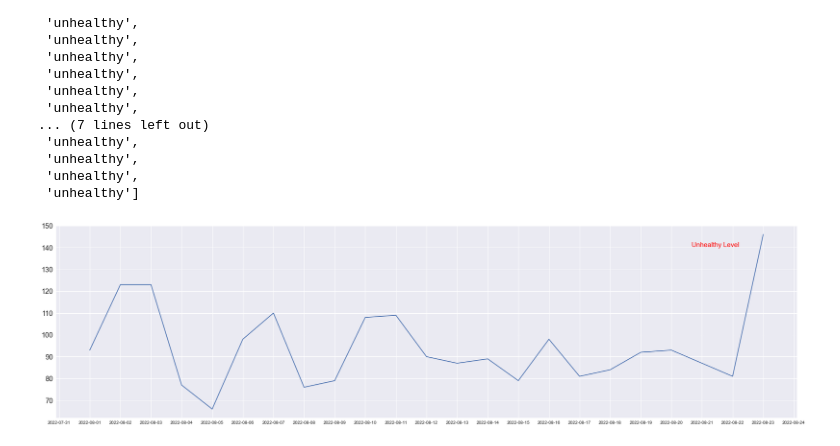
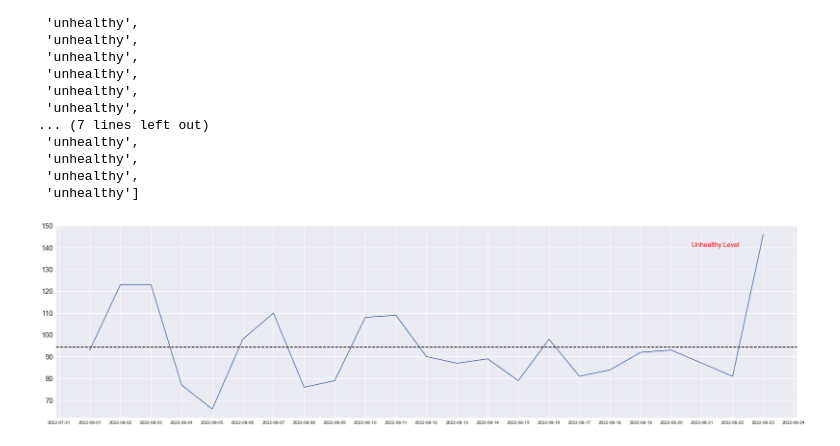
Before and after one commit to dwipaalfarisi/project-air-quality-index, a Jupyter notebook: air_pollution.ipynb, the cells around one changed output. Saved outputs shown, nothing was run; the diff lists cells and outputs as text; code cells hidden in the pictures.

Commit message:
plot

```diff
--- a/air_pollution.ipynb
+++ b/air_pollution.ipynb
@@ -579,16 +579,18 @@ august_pm25
 # %%
 plt.style.use('seaborn')
 
 fig, ax = plt.subplots(figsize=(30, 8))
 tick_spacing = 1
 ax.plot(august_df['date'], august_df['pm25'])
 ax.xaxis.set_major_locator(ticker.MultipleLocator(tick_spacing))
 
 plt.yticks(fontsize=16)
 
 plt.text(0.89, 0.9, 'Unhealthy Level', horizontalalignment='center',
      verticalalignment='center', transform=ax.transAxes, fontsize=15, c='red')
 
+ax.axhline(y=np.nanmean(august_df['pm25']), c='black', linestyle='--')
+
 plt.show();
 # %% [output]
-[figure, old version]
+[figure, new version]
```
Also changed, not shown: parts of 1 cell of this notebook, 1 other file.
